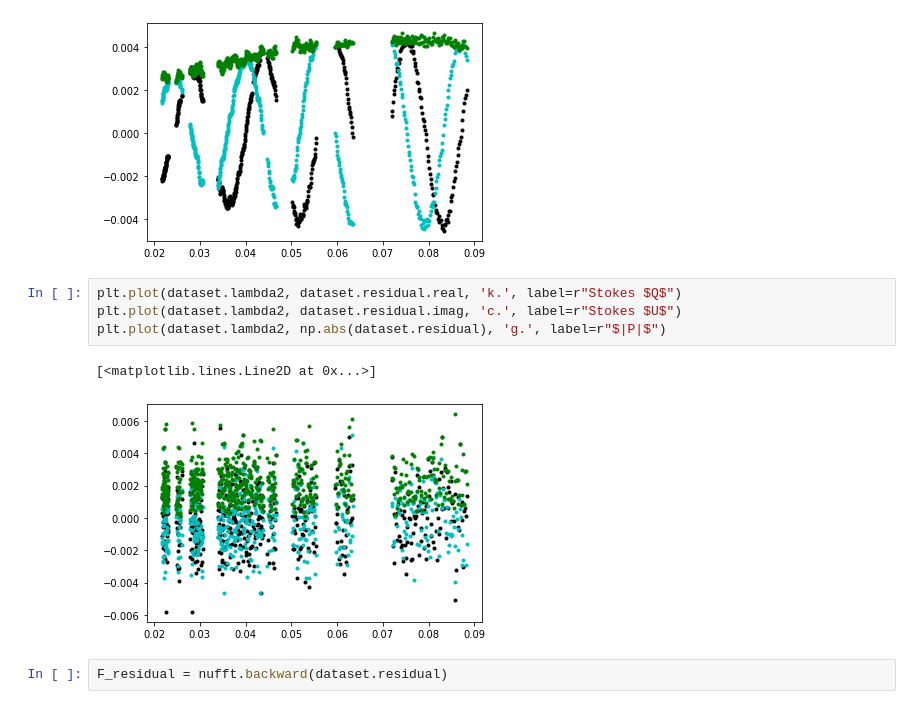
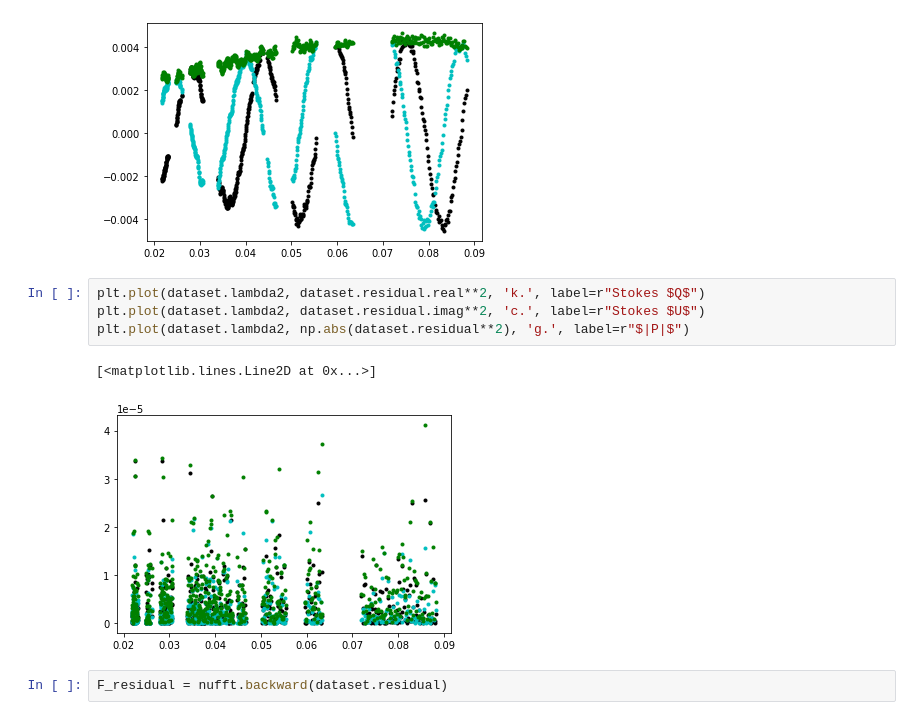
Before and after one commit to miguelcarcamov/csromer, a Jupyter notebook: framework_simulation_scenario1.ipynb, the cells around one changed output. Saved outputs shown, nothing was run; the diff lists cells and outputs as text.

```diff
--- a/framework_simulation_scenario1.ipynb
+++ b/framework_simulation_scenario1.ipynb
@@ -174,12 +174,12 @@ plt.plot(dataset.lambda2, np.abs(dataset.model_data), 'g.', label=r"$|P|$")
 [<matplotlib.lines.Line2D at 0x...>]
 [figure]
 # %%
-plt.plot(dataset.lambda2, dataset.residual.real, 'k.', label=r"Stokes $Q$")
-plt.plot(dataset.lambda2, dataset.residual.imag, 'c.', label=r"Stokes $U$")
-plt.plot(dataset.lambda2, np.abs(dataset.residual), 'g.', label=r"$|P|$")
+plt.plot(dataset.lambda2, dataset.residual.real**2, 'k.', label=r"Stokes $Q$")
+plt.plot(dataset.lambda2, dataset.residual.imag**2, 'c.', label=r"Stokes $U$")
+plt.plot(dataset.lambda2, np.abs(dataset.residual**2), 'g.', label=r"$|P|$")
 # %% [output]
 [<matplotlib.lines.Line2D at 0x...>]
-[figure, old version]
+[figure, new version]
 # %%
 F_residual = nufft.backward(dataset.residual)
 # %%
```
Also changed, not shown: 8 other files.
